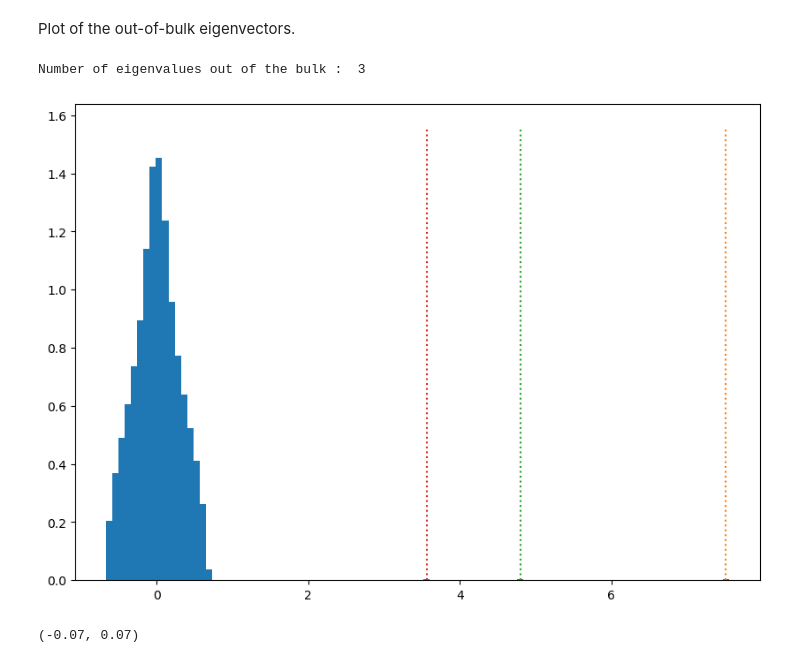
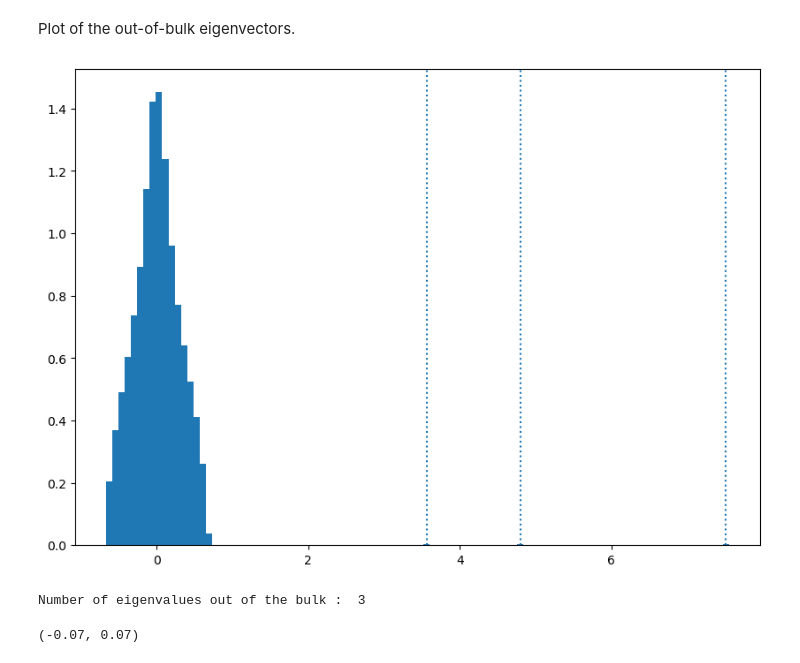
Before and after one commit to roomate/MVA-Projects, a Jupyter notebook: Large Random Matrices and Application to machine learning/TP.ipynb, the cells around one changed output. Cells and saved outputs as stored; diff of their text form; code cells hidden in the pictures.

```diff
--- a/Large Random Matrices and Application to machine learning/TP.ipynb
+++ b/Large Random Matrices and Application to machine learning/TP.ipynb
@@ -246,15 +250,16 @@ Plot of the out-of-bulk eigenvectors.
 # %%
 counts,bins = np.histogram(Eigvalue, bins = 100)
 loc = bins[np.where(counts == 1)] + (bins[1] - bins[0])/2
 plt.figure(figsize = (10,7))
 plt.hist(bins[:-1], bins, weights=counts, density = True);
-plt.axvline(loc[3], ls = 'dotted')
+plt.axvline(loc[0], ls = 'dotted')
 plt.axvline(loc[1], ls = 'dotted')
-plt.axvline(loc[-3], ls = 'dotted')
+plt.axvline(loc[2], ls = 'dotted')
+plt.show()
 print('Number of eigenvalues out of the bulk : ', np.count_nonzero(counts[counts < 3]))
 # %% [output]
+[figure, new version]
 Number of eigenvalues out of the bulk :  3
-[figure, old version]
 # %%
 fig, ax = plt.subplots(1,3, figsize = (13,5))
 ax[0].plot(eig_vec3[:,-1])
```
Also changed, not shown: parts of 10 cells of this notebook.
